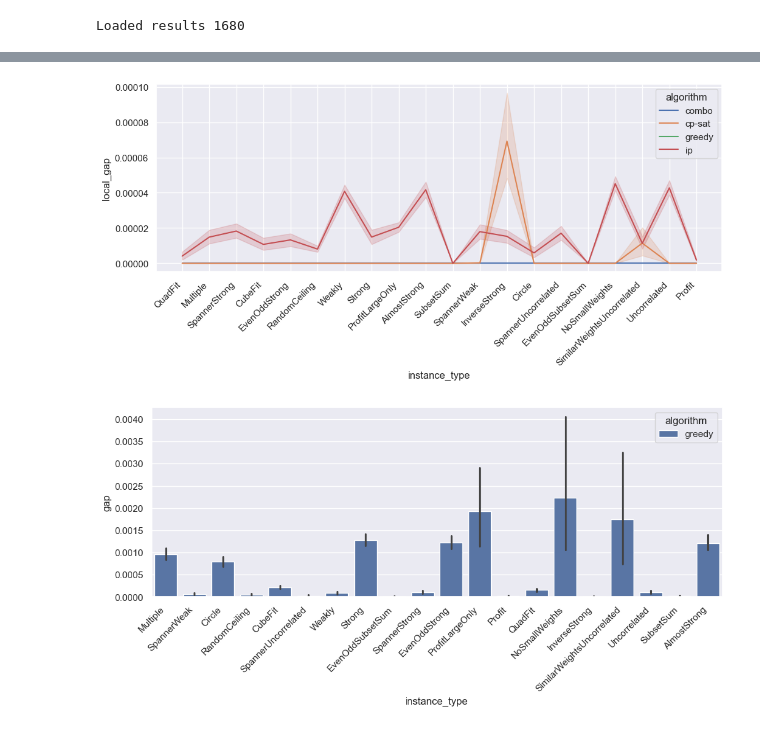
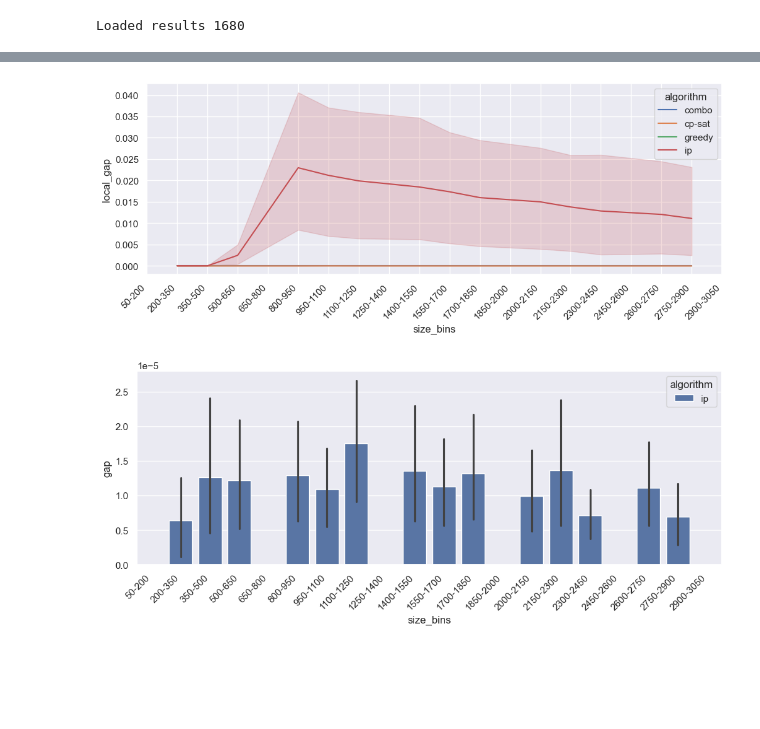
Before and after one commit to SoerenWilkening/QTG_0-1Knapsack, a Jupyter notebook: evaluation/06_classical_comparison.ipynb, the cells around one changed output, grey strips where cells are left out. Saved outputs shown, nothing was run; the diff lists cells and outputs as text; code cells hidden in the pictures; blank space fills up the shorter version.

```diff
--- a/evaluation/06_classical_comparison.ipynb
+++ b/evaluation/06_classical_comparison.ipynb
@@ -245,14 +252,14 @@ Index(['algorithm', 'instance_type', 'optimal'], dtype='object')
 # %%
 fig, ax = plt.subplots(figsize=(12, 4))
-sns.lineplot(data=results[(results["algorithm"] != "expknap")], x='instance_type', y='local_gap', hue='algorithm', ax=ax)
+sns.lineplot(data=results[(results["algorithm"] != "expknap")], x='size_bins', y='local_gap', hue='algorithm', ax=ax)
 ax.set_xticks(ax.get_xticks(), ax.get_xticklabels(), rotation=45, ha='right')
 plt.show()
 # %% [output]
-[figure, old version]
+[figure, new version]
 # %%
 fig, ax = plt.subplots(figsize=(12, 4))
-sns.barplot(data=results[(results["algorithm"] == "greedy")], x='instance_type', y='gap', hue='algorithm', dodge=True, ax=ax)
+sns.barplot(data=results[(results["algorithm"] == "ip")], x='size_bins', y='gap', hue='algorithm', dodge=True, ax=ax)
 ax.set_xticks(ax.get_xticks(), ax.get_xticklabels(), rotation=45, ha='right')
 plt.show()
 # %% [output]
-[figure, old version]
+[figure, new version]
```
Also changed, not shown: parts of 5 cells of this notebook.
